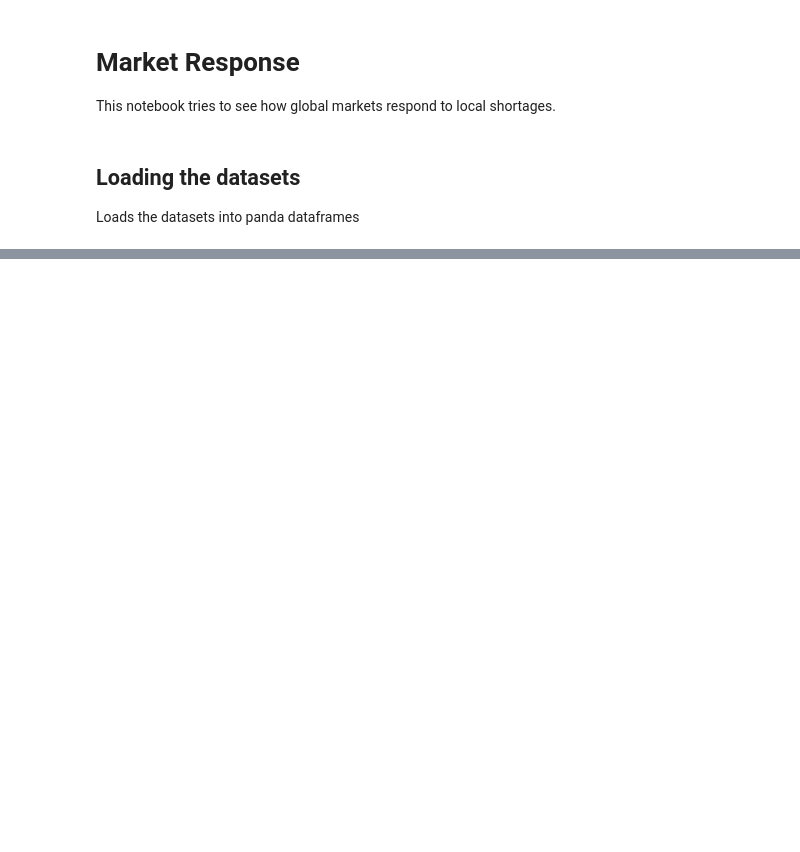
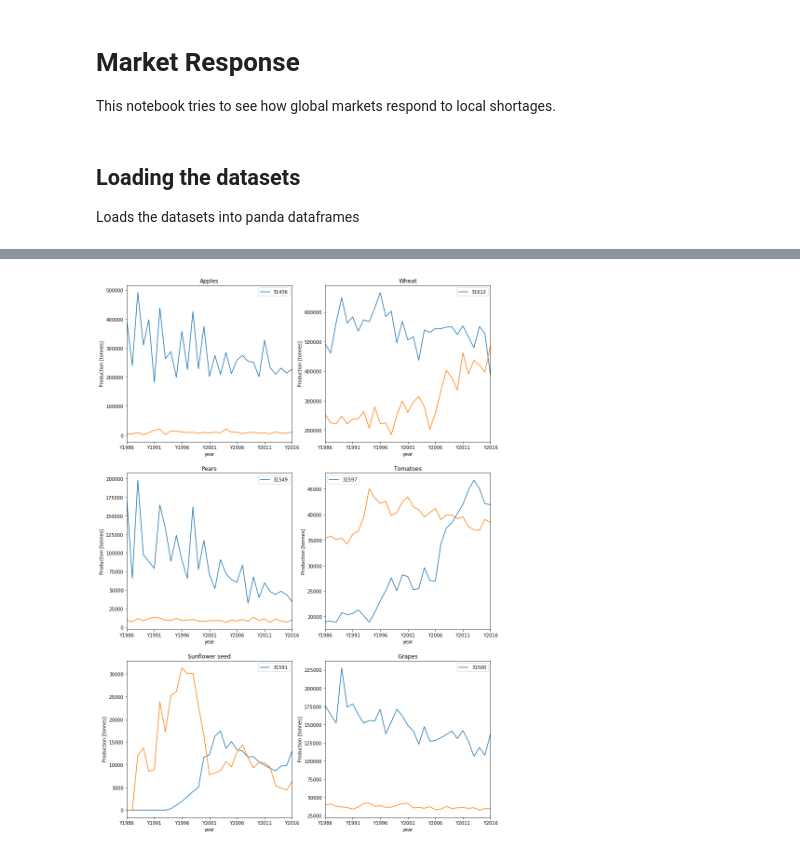
Before and after one commit to n-poulsen/GranADA, a Jupyter notebook: code/marketResponse.ipynb, the cells around one changed output, grey strips where cells are left out. Saved outputs shown, nothing was run; the diff lists cells and outputs as text; code cells hidden in the pictures; blank space fills up the shorter version.

```diff
--- a/code/marketResponse.ipynb
+++ b/code/marketResponse.ipynb
@@ -12,3 +12,4 @@ from helper import remove_f_years, yearly_trade, yearly_trade_by_country
 Loads the datasets into panda dataframes
 # %%
 df_trade_matrix = pd.read_csv('../data/Trade_DetailedTradeMatrix_E_All_Data.csv', encoding = 'ISO-8859-1')
+df_prod = pd.read_csv('../data/Production_Crops_E_All_Data.csv', encoding = 'ISO-8859-1')
@@ -40,2 +15,0 @@ df_clean[df_clean['Item'] == 'Apricots'].head()
-# %%
-item = 'Apricots'
@@ -69,0 +19,4 @@ yearly_trade_by_country(df_clean, 'Switzerland', item, unit='1000 US$', reporter
+# %%
+df_trade_matrix = remove_f_years(df_trade_matrix)
+df_prod_ch = remove_f_years(df_prod[df_prod['Area'] == 'Switzerland'])
+df_prod_ch['Item'].value_counts().index
@@ -69,0 +49,24 @@ yearly_trade_by_country(df_clean, 'Switzerland', item, unit='1000 US$', reporter
+# %%
+ITEMS = ['Apples', 'Wheat', 'Pears', 'Tomatoes', 'Sunflower seed','Grapes']
+
+fig, axs = plt.subplots(3, 2, figsize=(14, 21))
+axs = axs.reshape((-1,))
+
+for idx, item in enumerate(ITEMS):
+    axs[idx].set_title(f'{item}')
+    axs[idx].set_xlabel(f'year')
+    axs[idx].set_ylabel(f'Production [tonnes]')
+    # Production
+    df_prod_ch_item = df_prod_ch[df_prod_ch['Item'] == item]
+    df_prod_ch_item = df_prod_ch_item[df_prod_ch_item['Unit'] == 'tonnes']
+    df_prod_ch_item = df_prod_ch_item[[f'Y{label}' for label in range(1986, 2017)]]
+    df_prod_ch_item = df_prod_ch_item.transpose()
+    df_prod_ch_item.plot(ax=axs[idx])
+    # Import
+    df_import_ch_item = yearly_trade_by_country(df_trade_matrix, 'Switzerland', item)['Imports']
+    df_import_ch_item.plot(ax=axs[idx])
+    # Prices
+
+plt.show()
+# %% [output]
+[figure, added]
```
Also changed, not shown: parts of 12 cells of this notebook.
